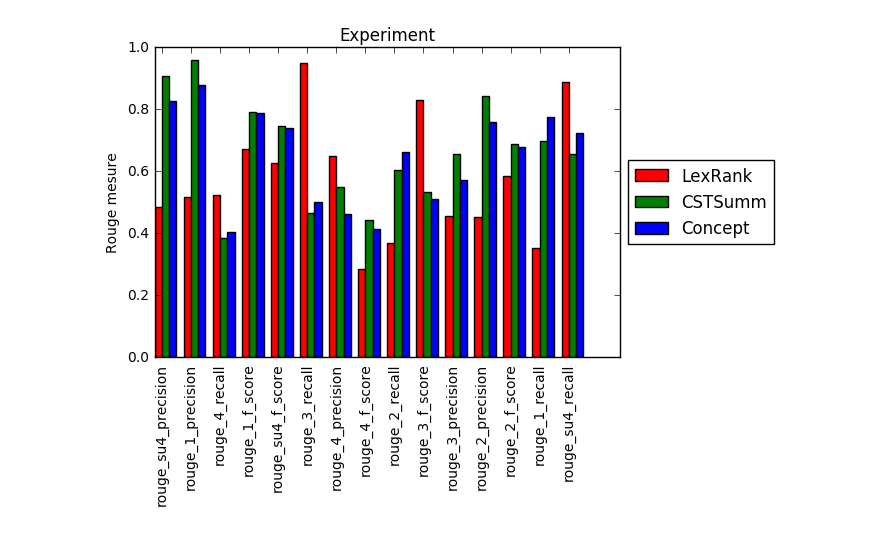
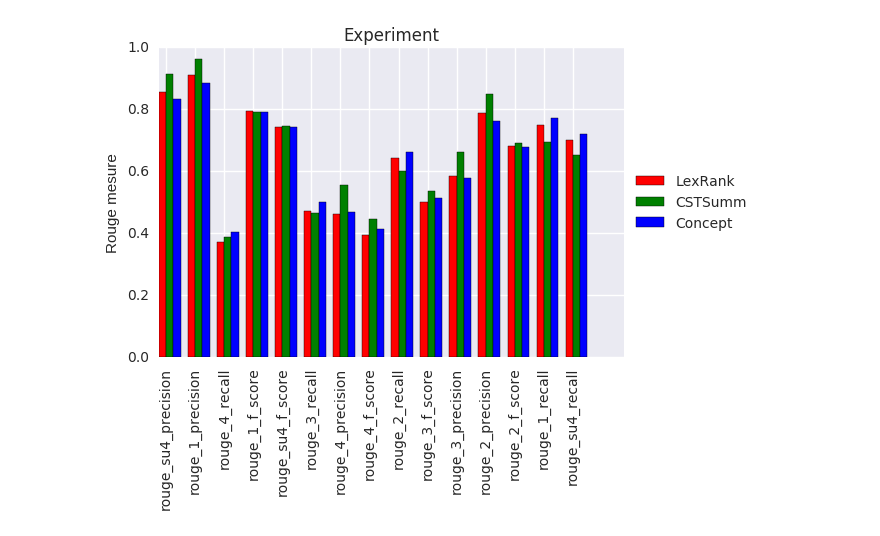
Before and after one commit to anaschwendler/tcc, a Jupyter notebook: barchartexample.ipynb, the cells around one changed output. Saved outputs shown, nothing was run; the diff lists cells and outputs as text; code cells hidden in the pictures.

```diff
--- a/barchartexample.ipynb
+++ b/barchartexample.ipynb
@@ -2,11 +2,12 @@
 # http://matplotlib.org/examples/api/barchart_demo.html
 import numpy as np
 import matplotlib.pyplot as plt
+import seaborn as sns
 %matplotlib inline
 
 N = 15
 ind = np.arange(N)  # the x locations for the groups
-width = 0.25       # the width of the bars
+width = 0.3       # the width of the bars
 
 fig, ax = plt.subplots()
 
@@ -113,19 +114,19 @@ C27_Esportes_GoleadaEquador
 # %%
 import pandas as pd
 
 df_lexrank= pd.DataFrame(mat_lexrank)
 df_lexrank.to_csv('lexrank_results.csv')
 
 df_concept= pd.DataFrame(mat_concept)
 df_concept.to_csv('concept_results.csv')
 
 df_CSTSumm= pd.DataFrame(mat_CSTSumm)
 df_CSTSumm.to_csv('CSTSumm_results.csv')
 
 lexrank_mean=df_lexrank.mean().to_dict()
 concept_mean=df_concept.mean().to_dict()
 CSTSumm_mean=df_CSTSumm.mean().to_dict()
 
-bar_plot(lexrank, CSTSumm_mean, concept_mean)
+bar_plot(lexrank_mean, CSTSumm_mean, concept_mean)
 # %% [output]
-[figure, old version]
+[figure, new version]
```
Also changed, not shown: parts of 2 cells of this notebook, 4 other files.
